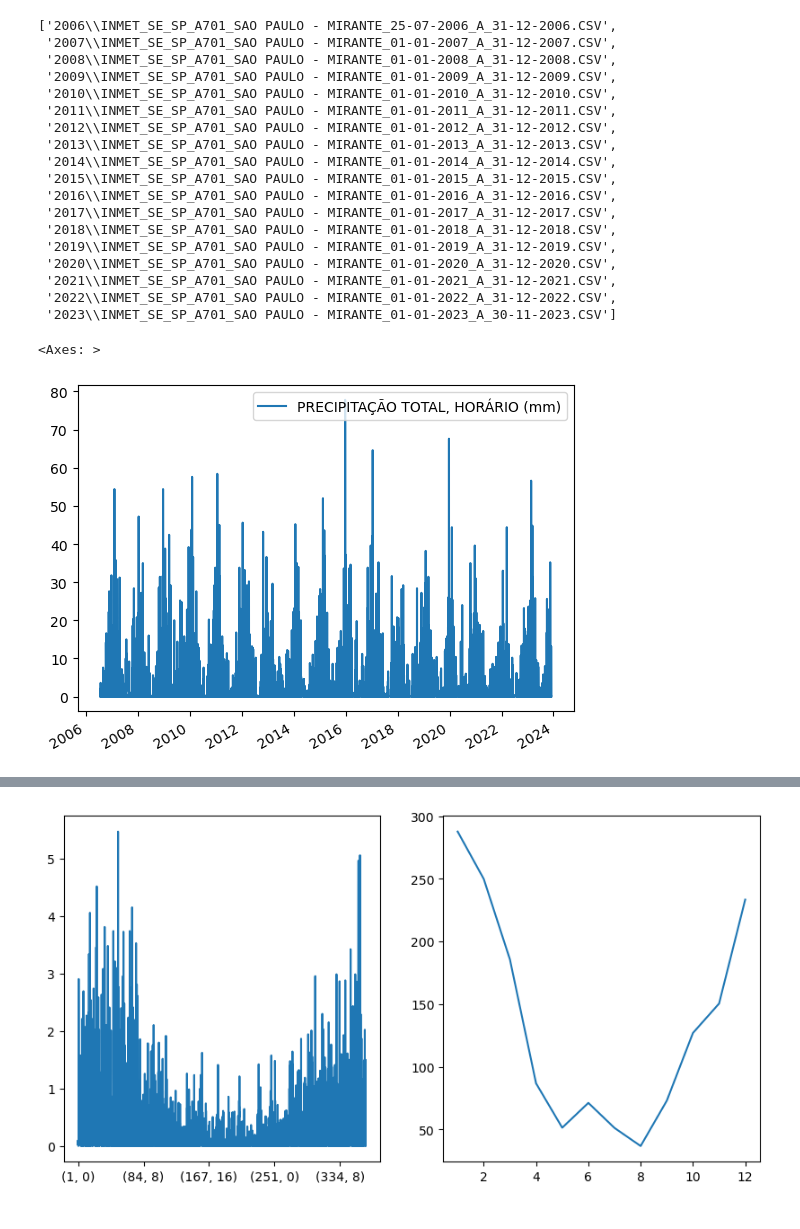
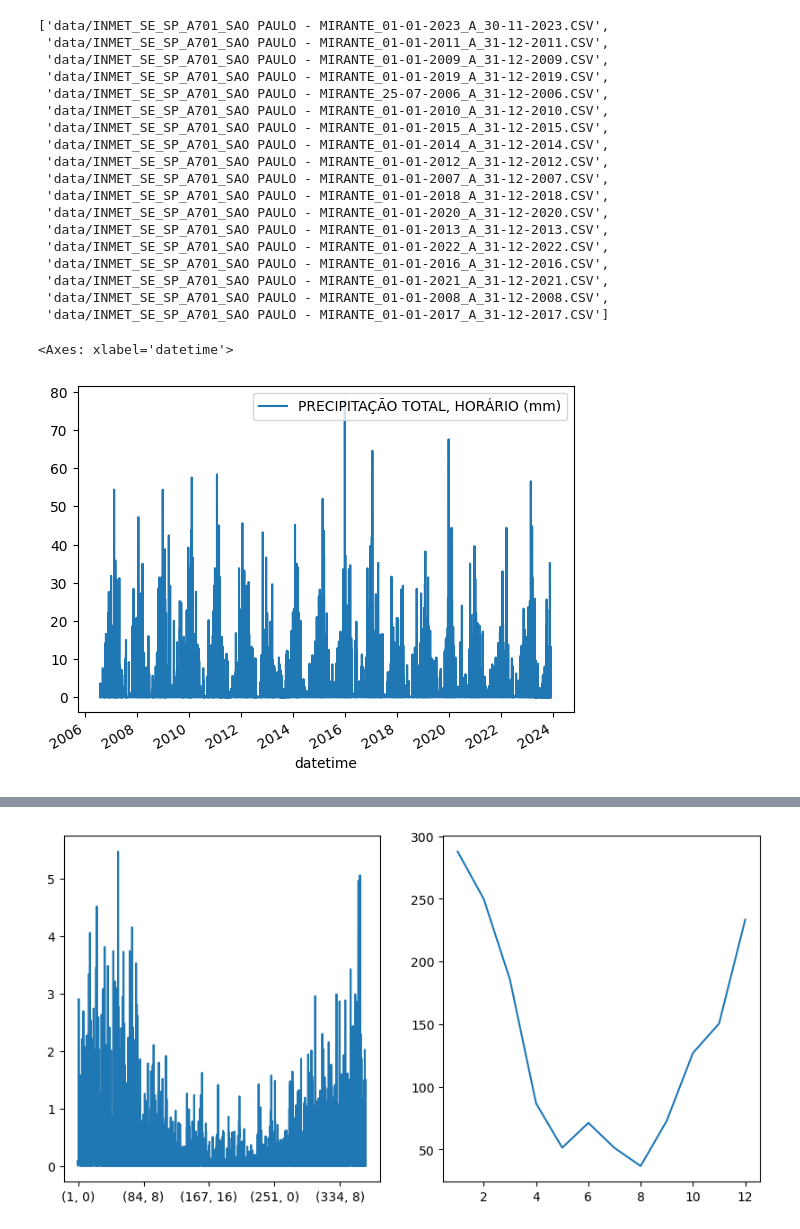
Before and after one commit to Eksoss/rain_DL_forecast, a Jupyter notebook: filter_data.ipynb, the cells around one changed output, grey strips where cells are left out. Cells and saved outputs as stored; diff of their text form; code cells hidden in the pictures.

```diff
--- a/filter_data.ipynb
+++ b/filter_data.ipynb
@@ -7,28 +7,28 @@ import pandas as pd
 import matplotlib.pyplot as plt
 # %%
 sp_pattern = re.compile('SAO PAULO - MIRANTE')
-sp_files = [file for year in range(2000, 2024) for file in glob.glob(f'{year}/*') if sp_pattern.search(file)]
+sp_files = [file for file in glob.glob(f'data/*') if sp_pattern.search(file)]
 
 sp_files
 # %% [output]
-['2006\\INMET_SE_SP_A701_SAO PAULO - MIRANTE_25-07-2006_A_31-12-2006.CSV',
- '2007\\INMET_SE_SP_A701_SAO PAULO - MIRANTE_01-01-2007_A_31-12-2007.CSV',
- '2008\\INMET_SE_SP_A701_SAO PAULO - MIRANTE_01-01-2008_A_31-12-2008.CSV',
- '2009\\INMET_SE_SP_A701_SAO PAULO - MIRANTE_01-01-2009_A_31-12-2009.CSV',
- '2010\\INMET_SE_SP_A701_SAO PAULO - MIRANTE_01-01-2010_A_31-12-2010.CSV',
- '2011\\INMET_SE_SP_A701_SAO PAULO - MIRANTE_01-01-2011_A_31-12-2011.CSV',
- '2012\\INMET_SE_SP_A701_SAO PAULO - MIRANTE_01-01-2012_A_31-12-2012.CSV',
- '2013\\INMET_SE_SP_A701_SAO PAULO - MIRANTE_01-01-2013_A_31-12-2013.CSV',
- '2014\\INMET_SE_SP_A701_SAO PAULO - MIRANTE_01-01-2014_A_31-12-2014.CSV',
- '2015\\INMET_SE_SP_A701_SAO PAULO - MIRANTE_01-01-2015_A_31-12-2015.CSV',
- '2016\\INMET_SE_SP_A701_SAO PAULO - MIRANTE_01-01-2016_A_31-12-2016.CSV',
- '2017\\INMET_SE_SP_A701_SAO PAULO - MIRANTE_01-01-2017_A_31-12-2017.CSV',
- '2018\\INMET_SE_SP_A701_SAO PAULO - MIRANTE_01-01-2018_A_31-12-2018.CSV',
- '2019\\INMET_SE_SP_A701_SAO PAULO - MIRANTE_01-01-2019_A_31-12-2019.CSV',
- '2020\\INMET_SE_SP_A701_SAO PAULO - MIRANTE_01-01-2020_A_31-12-2020.CSV',
- '2021\\INMET_SE_SP_A701_SAO PAULO - MIRANTE_01-01-2021_A_31-12-2021.CSV',
- '2022\\INMET_SE_SP_A701_SAO PAULO - MIRANTE_01-01-2022_A_31-12-2022.CSV',
- '2023\\INMET_SE_SP_A701_SAO PAULO - MIRANTE_01-01-2023_A_30-11-2023.CSV']
+['data/INMET_SE_SP_A701_SAO PAULO - MIRANTE_01-01-2023_A_30-11-2023.CSV',
+ 'data/INMET_SE_SP_A701_SAO PAULO - MIRANTE_01-01-2011_A_31-12-2011.CSV',
+ 'data/INMET_SE_SP_A701_SAO PAULO - MIRANTE_01-01-2009_A_31-12-2009.CSV',
+ 'data/INMET_SE_SP_A701_SAO PAULO - MIRANTE_01-01-2019_A_31-12-2019.CSV',
+ 'data/INMET_SE_SP_A701_SAO PAULO - MIRANTE_25-07-2006_A_31-12-2006.CSV',
+ 'data/INMET_SE_SP_A701_SAO PAULO - MIRANTE_01-01-2010_A_31-12-2010.CSV',
+ 'data/INMET_SE_SP_A701_SAO PAULO - MIRANTE_01-01-2015_A_31-12-2015.CSV',
+ 'data/INMET_SE_SP_A701_SAO PAULO - MIRANTE_01-01-2014_A_31-12-2014.CSV',
+ 'data/INMET_SE_SP_A701_SAO PAULO - MIRANTE_01-01-2012_A_31-12-2012.CSV',
+ 'data/INMET_SE_SP_A701_SAO PAULO - MIRANTE_01-01-2007_A_31-12-2007.CSV',
+ 'data/INMET_SE_SP_A701_SAO PAULO - MIRANTE_01-01-2018_A_31-12-2018.CSV',
+ 'data/INMET_SE_SP_A701_SAO PAULO - MIRANTE_01-01-2020_A_31-12-2020.CSV',
+ 'data/INMET_SE_SP_A701_SAO PAULO - MIRANTE_01-01-2013_A_31-12-2013.CSV',
+ 'data/INMET_SE_SP_A701_SAO PAULO - MIRANTE_01-01-2022_A_31-12-2022.CSV',
+ 'data/INMET_SE_SP_A701_SAO PAULO - MIRANTE_01-01-2016_A_31-12-2016.CSV',
+ 'data/INMET_SE_SP_A701_SAO PAULO - MIRANTE_01-01-2021_A_31-12-2021.CSV',
+ 'data/INMET_SE_SP_A701_SAO PAULO - MIRANTE_01-01-2008_A_31-12-2008.CSV',
+ 'data/INMET_SE_SP_A701_SAO PAULO - MIRANTE_01-01-2017_A_31-12-2017.CSV']
 # %%
 # fixing byte error
 for sp_file in sp_files:
@@ -39,20 +39,20 @@ for sp_file in sp_files:
 # %%
 dfs = []
 col_names = None
 for sp_file in sp_files:
     res = pd.read_csv(sp_file, sep=';', skiprows=8, decimal=',', encoding='utf-8')
     time = pd.to_datetime(res[res.columns[:2]].apply(lambda row: row.str.cat(sep='T'), axis=1), utc=True)
-    res = res[res.columns[2:]].set_index(time)
+    res = res[res.columns[2:]].set_index(pd.Index(time, name='datetime'))
     res = res.replace(-9999, np.nan)
 
     dfs.append(res)
 
-df = pd.concat(dfs, axis=0)
+df = pd.concat(dfs, axis=0).sort_index()
 df = df[~((df.index.day == 29) & (df.index.month == 2))]
 df[df.columns[:1]].plot()
 # %% [output]
-<Axes: >
+<Axes: xlabel='datetime'>
-[figure, old version]
+[figure, new version]
 # %%
 df
 # %% [output]
```
Also changed, not shown: parts of 1 cell of this notebook, 19 other files.
